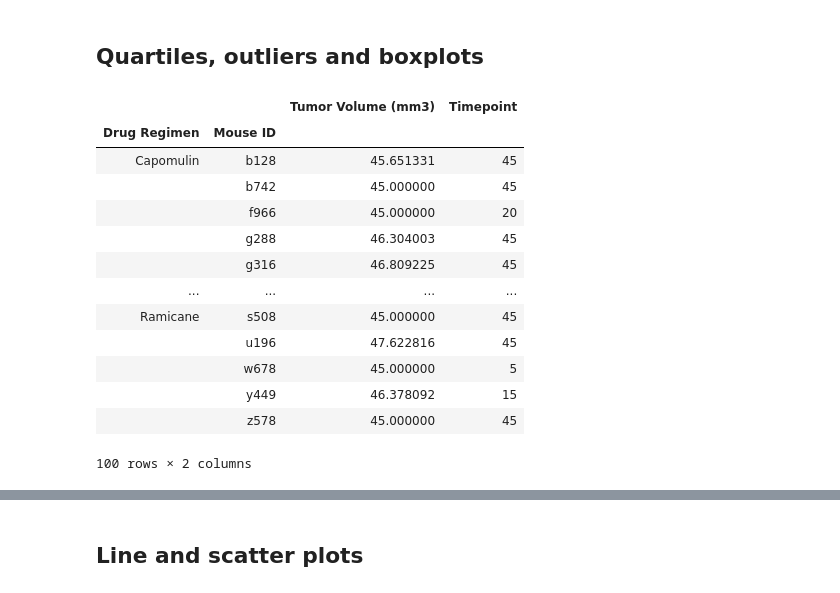
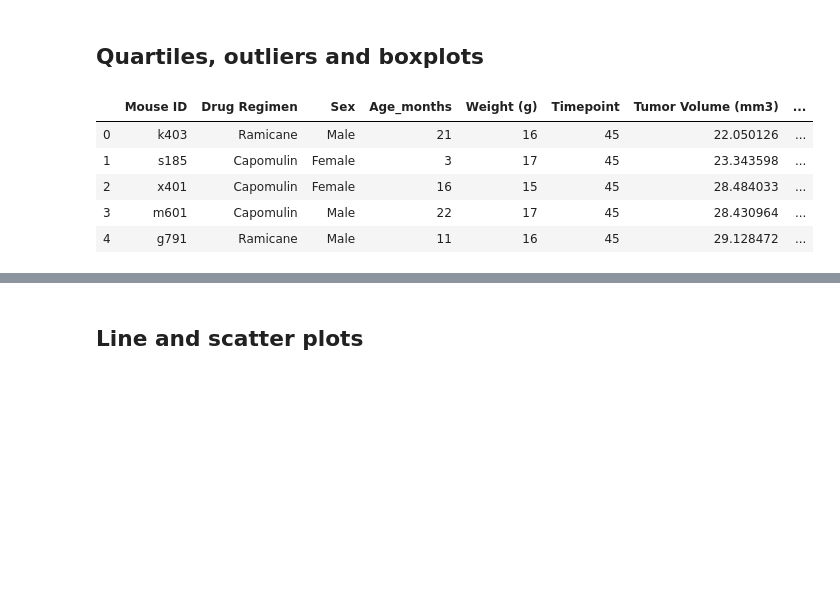
Before and after one commit to skonkiel/drug-trial-analysis, a Jupyter notebook: pymaceuticals_starter.ipynb, the cells around one changed output, grey strips where cells are left out. Saved outputs shown, nothing was run; the diff lists cells and outputs as text; code cells hidden in the pictures; blank space fills up the shorter version.

```diff
--- a/pymaceuticals_starter.ipynb
+++ b/pymaceuticals_starter.ipynb
@@ -142,26 +142,24 @@ plt.pie(mice_genders, labels=mice_genders.index, autopct="%1.1f%%", startangle=1
 # %% [markdown]
 ## Quartiles, outliers and boxplots
 # %%
-# Calculate the final tumor volume of each mouse across four of the most promising treatment regimens.
-# Calculate the IQR and quantitatively determine if there are any potential outliers.
-# Capomulin, Ramicane, Infubinol, and Ceftamin.
+# Calculate the final tumor volume of each mouse across four of the most promising treatment regimens: Capomulin, Ramicane, Infubinol, and Ceftamin.
+
+# Create a df of the most promising drug regimens
 promising = data[(data['Drug Regimen'] == 'Capomulin') | (data['Drug Regimen'] == 'Ramicane') | \
                  (data['Drug Regimen'] == 'Infubinol') | (data['Drug Regimen'] == 'Ceftamin')]
 
-promising_final = promising.groupby(['Drug Regimen', 'Mouse ID'])['Tumor Volume (mm3)', 'Timepoint'].max()
-promising_df = pd.DataFrame(promising_final)
+# Get the final timepoints for each mouse
+promising_timepoints = promising.groupby(['Drug Regimen', 'Mouse ID'])['Timepoint'].max()
+promising_timepoints_df = pd.DataFrame(promising_timepoints)
+promising_timepoints_df
+
+# Merge df with the max timepoints for each mouse with the original dataframe for the four promising drugs, to get the final tumor volume at those timepoints
+max_times = promising.merge(promising_timepoints_df, on=['Drug Regimen', 'Mouse ID', 'Timepoint'], how='inner')
+max_times.head(5)
 # %% [output]
-|  |  | Tumor Volume (mm3) | Timepoint |
-| Drug Regimen | Mouse ID |  |  |
-| Capomulin | b128 | 45.651331 | 45 |
-|  | b742 | 45.000000 | 45 |
-|  | f966 | 45.000000 | 20 |
-|  | g288 | 46.304003 | 45 |
-|  | g316 | 46.809225 | 45 |
-| ... | ... | ... | ... |
-| Ramicane | s508 | 45.000000 | 45 |
-|  | u196 | 47.622816 | 45 |
-|  | w678 | 45.000000 | 5 |
-|  | y449 | 46.378092 | 15 |
-|  | z578 | 45.000000 | 45 |
+|  | Mouse ID | Drug Regimen | Sex | Age_months | Weight (g) | Timepoint | Tumor Volume (mm3) | ... |
+| 0 | k403 | Ramicane | Male | 21 | 16 | 45 | 22.050126 | ... |
+| 1 | s185 | Capomulin | Female | 3 | 17 | 45 | 23.343598 | ... |
+| 2 | x401 | Capomulin | Female | 16 | 15 | 45 | 28.484033 | ... |
+| 3 | m601 | Capomulin | Male | 22 | 17 | 45 | 28.430964 | ... |
+| 4 | g791 | Ramicane | Male | 11 | 16 | 45 | 29.128472 | ... |
-100 rows × 2 columns
```
Also changed, not shown: parts of 25 cells of this notebook.
